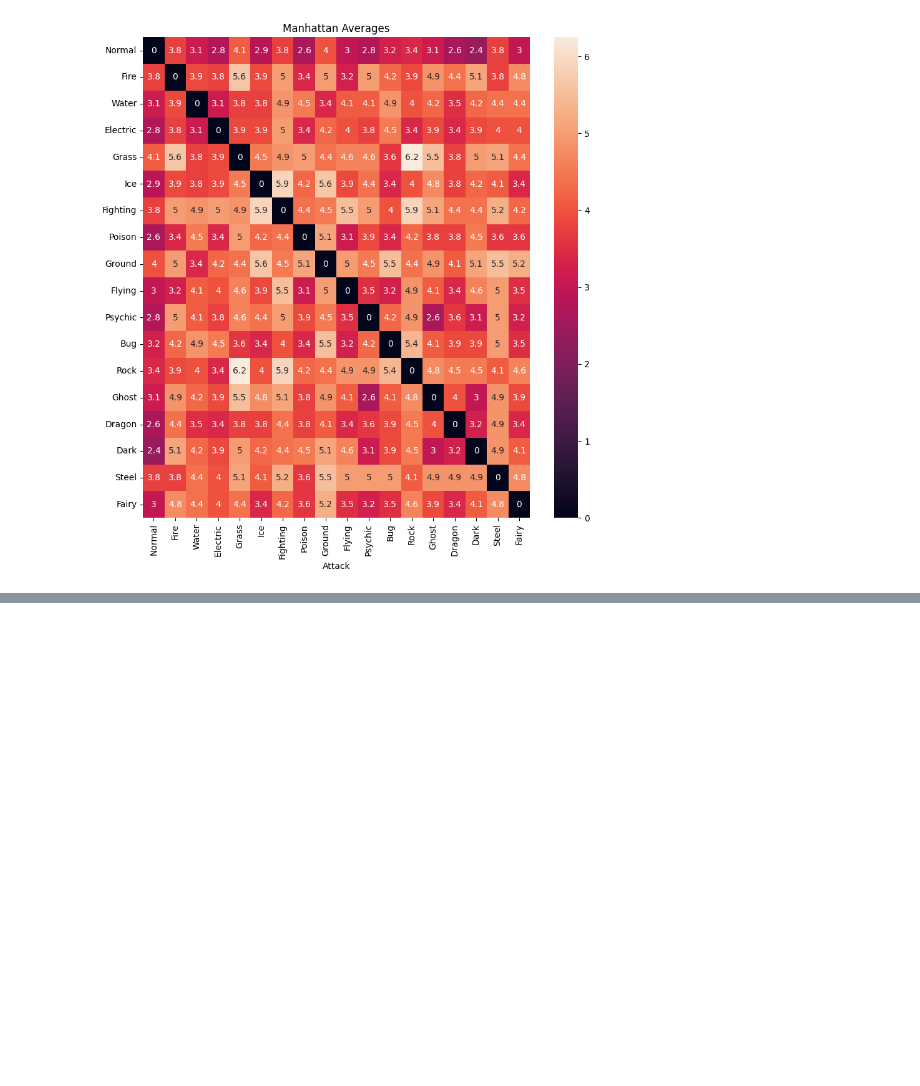
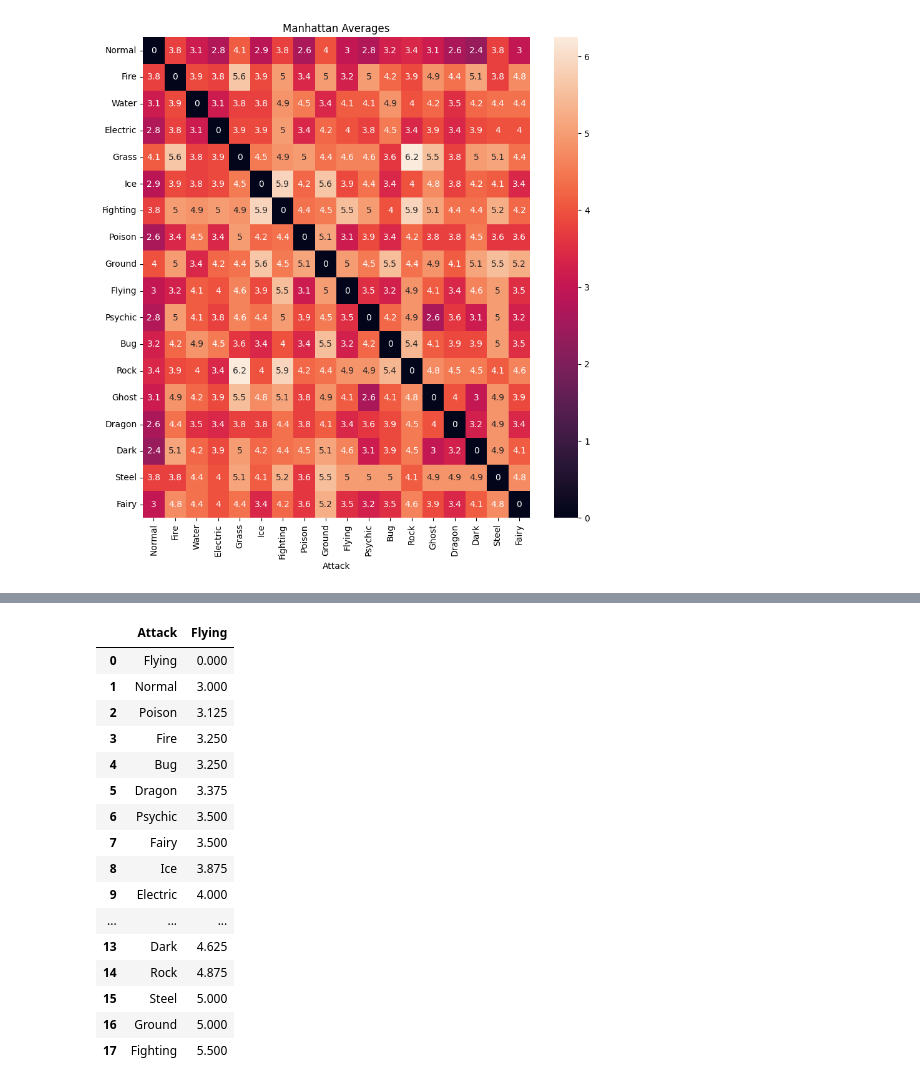
Before and after one commit to TMaczek/PokemonTypesAnalysis, a Jupyter notebook: PokemonTypesSimilarities.ipynb, the cells around one changed output, grey strips where cells are left out. Drawn from its saved outputs; the diff is of its cells as text; code cells hidden in the pictures; blank space fills up the shorter version.

```diff
--- a/PokemonTypesSimilarities.ipynb
+++ b/PokemonTypesSimilarities.ipynb
@@ -488,0 +521,21 @@ dtype: float64
+# %%
+# type most similar to flying
+manhattan_avg.loc[type_two].sort_values(ascending=True).reset_index()
+# %% [output]
+|  | Attack | Flying |
+| 0 | Flying | 0.000 |
+| 1 | Normal | 3.000 |
+| 2 | Poison | 3.125 |
+| 3 | Fire | 3.250 |
+| 4 | Bug | 3.250 |
+| 5 | Dragon | 3.375 |
+| 6 | Psychic | 3.500 |
+| 7 | Fairy | 3.500 |
+| 8 | Ice | 3.875 |
+| 9 | Electric | 4.000 |
+| ... | ... | ... |
+| 13 | Dark | 4.625 |
+| 14 | Rock | 4.875 |
+| 15 | Steel | 5.000 |
+| 16 | Ground | 5.000 |
+| 17 | Fighting | 5.500 |
```
Also changed, not shown: parts of 58 cells of this notebook.
